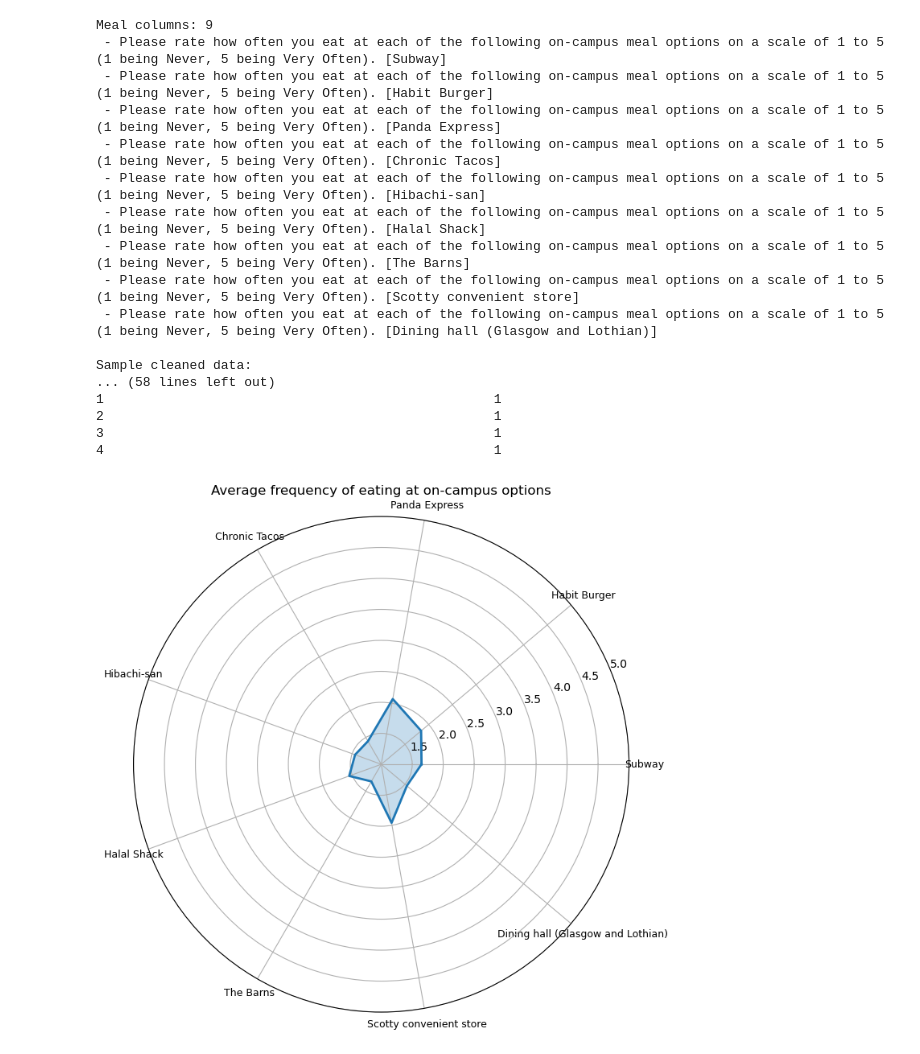
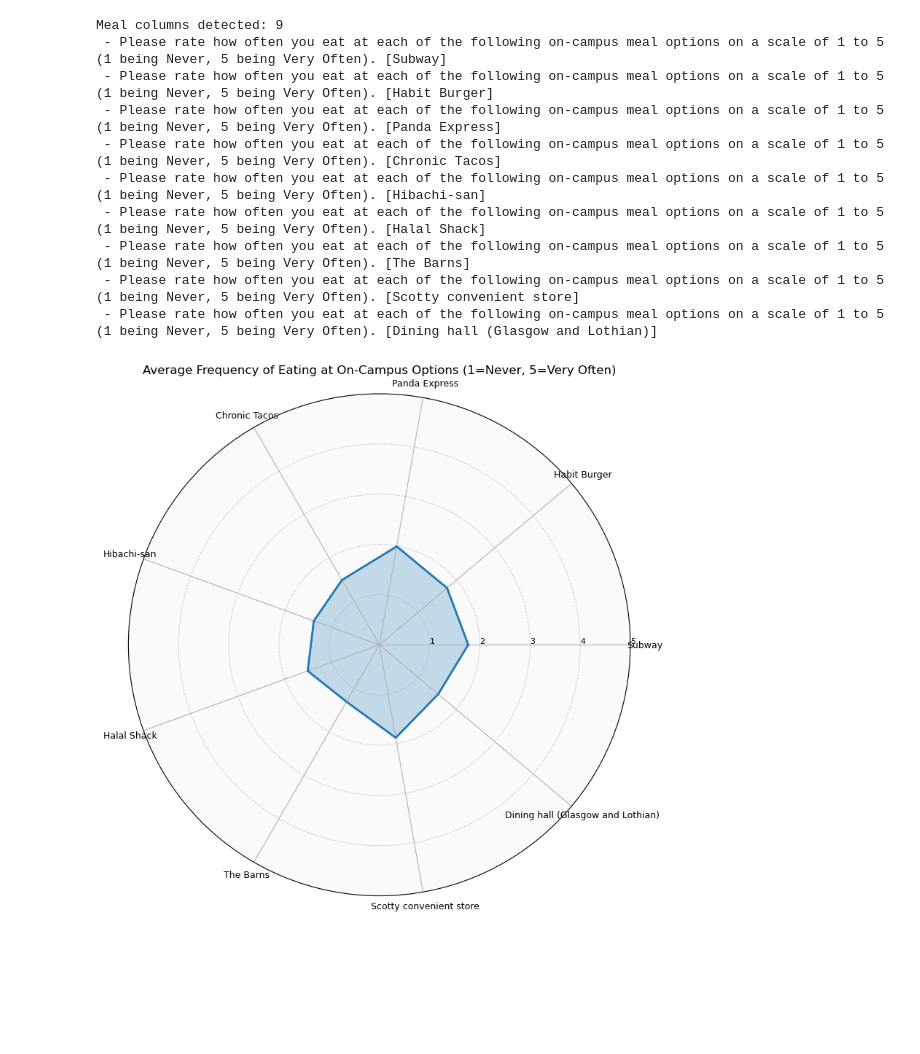
Before and after one commit to LydiaNiu/cs105_t7_miniproj, a Jupyter notebook: T7_mini_proj.ipynb, the cells around one changed output. Cells and saved outputs as stored; diff of their text form; code cells hidden in the pictures; blank space fills up the shorter version.

```diff
--- a/T7_mini_proj.ipynb
+++ b/T7_mini_proj.ipynb
@@ -1,91 +1,90 @@
 # %%
+# Lydia's Chunk: Radar Visualization
+# Average frequency of eating at on-campus options (Likert 1–5)
+# On-campus meal frequency columns (EV–FE):
+#   - Please rate how often you eat at each of the following on-campus meal options on a scale of 1 to 5 (1 being Never, 5 being Very Often).
+
 import pandas as pd
 import matplotlib.pyplot as plt
 import numpy as np
 
-# load
+# ---- Load ----
 df = pd.read_csv("responses.csv")
 
-# find the meal-rating columns
+# ---- Select columns: on-campus meal frequency ----
 meal_cols = [
     col for col in df.columns
     if "Please rate how often you eat at each of the following on-campus meal options" in col
 ]
-
-print("Meal columns:", len(meal_cols))
+print(f"Meal columns detected: {len(meal_cols)}")
 for c in meal_cols:
     print(" -", c)
 
-# helper: clean a rating cell to an int 1–5
+# ---- Clean ratings to integers 1–5 ----
 def clean_rating(x):
+    """
+    Converts Google Form mixed strings like '5', '5.0', '5 - Very Often'
+    to int 1–5; returns NaN if not parseable.
+    """
     if pd.isna(x):
         return np.nan
     x = str(x).strip()
-    # cases:
-    # "1", "2", "3", "4", "5"
-    # "1.0"
-    # "1 - Never"
-    # "5 (Very Often)"
-    # so just grab the first char that is a digit
     for ch in x:
         if ch.isdigit():
             return int(ch)
     return np.nan
 
-# apply cleaning to each meal column
 meal_data = df[meal_cols].applymap(clean_rating)
 
-# check if we got anything
-print("\nSample cleaned data:")
-print(meal_data.head())
-
-# compute averages
+# ---- Compute averages (per restaurant) ----
 avg_ratings = meal_data.mean().round(2)
 
-# labels: pull text inside [...]
+# ---- Pretty labels (inside square brackets) ----
 labels = [col.split("[")[-1].split("]")[0] for col in meal_cols]
 
-# radar prep
+# ---- Radar prep ----
 values = avg_ratings.values.tolist()
 values += values[:1]  # close loop
 
 angles = np.linspace(0, 2 * np.pi, len(labels), endpoint=False).tolist()
 angles += angles[:1]
 
-# plot
+# ---- Plot (Radar) ----
 plt.figure(figsize=(8, 8))
 ax = plt.subplot(111, polar=True)
 
-ax.plot(angles, values, linewidth=2, linestyle="solid")
-ax.fill(angles, values, alpha=0.25)
+ax.plot(angles, values, linewidth=2, linestyle="solid", color="#1f77b4")
+ax.fill(angles, values, alpha=0.25, color="#1f77b4")
 
+# ---- Axis labels ----
 ax.set_xticks(angles[:-1])
 ax.set_xticklabels(labels, fontsize=9)
 
-# since your scale is 1–5
-ax.set_ylim(1, 5)
+# ---- Set explicit floor/ceiling and tick marks ----
+ax.set_ylim(0, 5)
+ax.set_yticks([1, 2, 3, 4, 5])
+ax.set_yticklabels(["1", "2", "3", "4", "5"], fontsize=8)
+ax.yaxis.grid(True, linestyle="--", linewidth=0.6, alpha=0.7)
 
-plt.title("Average frequency of eating at on-campus options", pad=20)
+# ---- Optional: emphasize visual spacing for ratings ----
+ax.set_rlabel_position(0)
+ax.set_facecolor("#fafafa")
+
+plt.title("Average Frequency of Eating at On-Campus Options (1=Never, 5=Very Often)", pad=20)
+plt.tight_layout()
 plt.show()
 # %% [output]
-Meal columns: 9
+Meal columns detected: 9
  - Please rate how often you eat at each of the following on-campus meal options on a scale of 1 to 5 (1 being Never, 5 being Very Often). [Subway]
  - Please rate how often you eat at each of the following on-campus meal options on a scale of 1 to 5 (1 being Never, 5 being Very Often). [Habit Burger]
  - Please rate how often you eat at each of the following on-campus meal options on a scale of 1 to 5 (1 being Never, 5 being Very Often). [Panda Express]
  - Please rate how often you eat at each of the following on-campus meal options on a scale of 1 to 5 (1 being Never, 5 being Very Often). [Chronic Tacos]
  - Please rate how often you eat at each of the following on-campus meal options on a scale of 1 to 5 (1 being Never, 5 being Very Often). [Hibachi-san]
  - Please rate how often you eat at each of the following on-campus meal options on a scale of 1 to 5 (1 being Never, 5 being Very Often). [Halal Shack]
  - Please rate how often you eat at each of the following on-campus meal options on a scale of 1 to 5 (1 being Never, 5 being Very Often). [The Barns]
  - Please rate how often you eat at each of the following on-campus meal options on a scale of 1 to 5 (1 being Never, 5 being Very Often). [Scotty convenient store]
  - Please rate how often you eat at each of the following on-campus meal options on a scale of 1 to 5 (1 being Never, 5 being Very Often). [Dining hall (Glasgow and Lothian)]
-
-Sample cleaned data:
-... (58 lines left out)
-1                                                  1
-2                                                  1
-3                                                  1
-4                                                  1
-[figure, old version]
+[figure, new version]
 # %%
 import seaborn as sns
 import matplotlib.pyplot as plt
```
Also changed, not shown: parts of 2 cells of this notebook, 2 other files.
